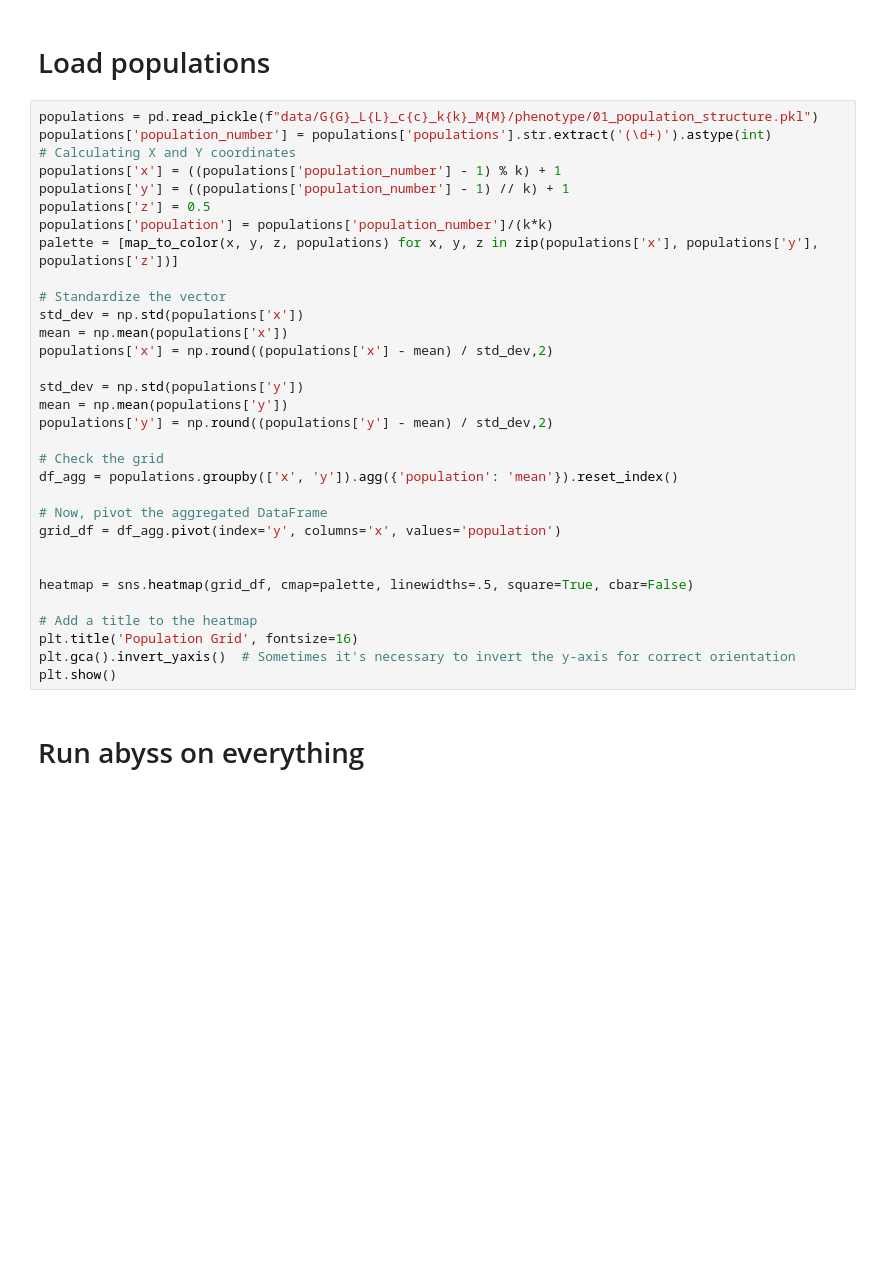
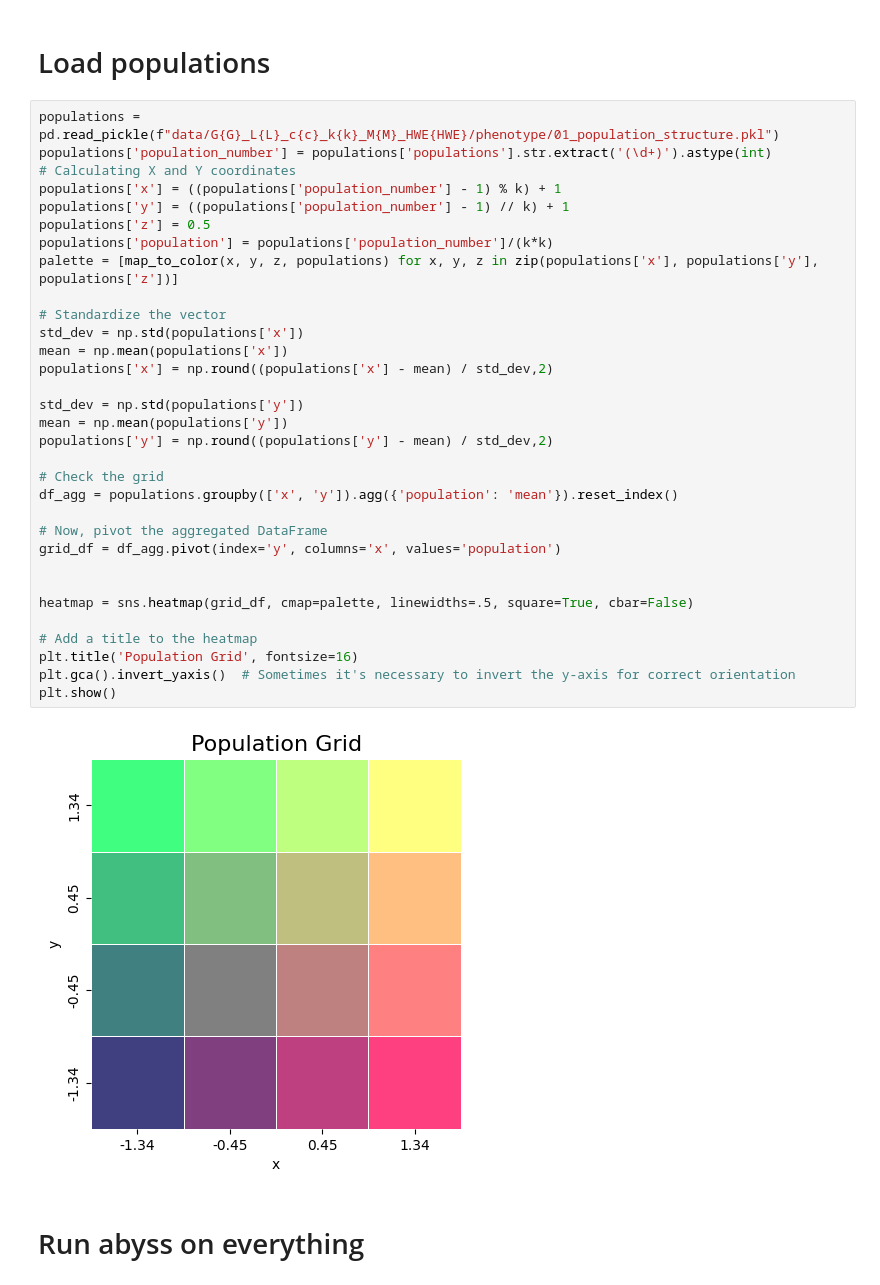
Before and after one commit to mat2m10/abyss_simulation, a Jupyter notebook: 06 Abyss lower dimensionnality.ipynb, the cells around one changed output. Drawn from its saved outputs; the diff is of its cells as text; blank space fills up the shorter version.

```diff
--- a/06 Abyss lower dimensionnality.ipynb
+++ b/06 Abyss lower dimensionnality.ipynb
@@ -89,37 +87,39 @@ complete = ((complete*2)-1)
 # %% [markdown]
 # Load populations
 # %%
-populations = pd.read_pickle(f"data/G{G}_L{L}_c{c}_k{k}_M{M}/phenotype/01_population_structure.pkl")
+populations = pd.read_pickle(f"data/G{G}_L{L}_c{c}_k{k}_M{M}_HWE{HWE}/phenotype/01_population_structure.pkl")
 populations['population_number'] = populations['populations'].str.extract('(\d+)').astype(int)
 # Calculating X and Y coordinates
 populations['x'] = ((populations['population_number'] - 1) % k) + 1
 populations['y'] = ((populations['population_number'] - 1) // k) + 1
 populations['z'] = 0.5
 populations['population'] = populations['population_number']/(k*k)
 palette = [map_to_color(x, y, z, populations) for x, y, z in zip(populations['x'], populations['y'], populations['z'])]
 
 # Standardize the vector
 std_dev = np.std(populations['x'])
 mean = np.mean(populations['x'])
 populations['x'] = np.round((populations['x'] - mean) / std_dev,2)
 
 std_dev = np.std(populations['y'])
 mean = np.mean(populations['y'])
 populations['y'] = np.round((populations['y'] - mean) / std_dev,2)
 
 # Check the grid
 df_agg = populations.groupby(['x', 'y']).agg({'population': 'mean'}).reset_index()
 
 # Now, pivot the aggregated DataFrame
 grid_df = df_agg.pivot(index='y', columns='x', values='population')
 
 
 heatmap = sns.heatmap(grid_df, cmap=palette, linewidths=.5, square=True, cbar=False)
 
 # Add a title to the heatmap
 plt.title('Population Grid', fontsize=16)
 plt.gca().invert_yaxis()  # Sometimes it's necessary to invert the y-axis for correct orientation
 plt.show()
+# %% [output]
+[figure, added]
 # %% [markdown]
 # Run abyss on everything
 # %%
```
Also changed, not shown: parts of 8 cells of this notebook, 3 other files.
